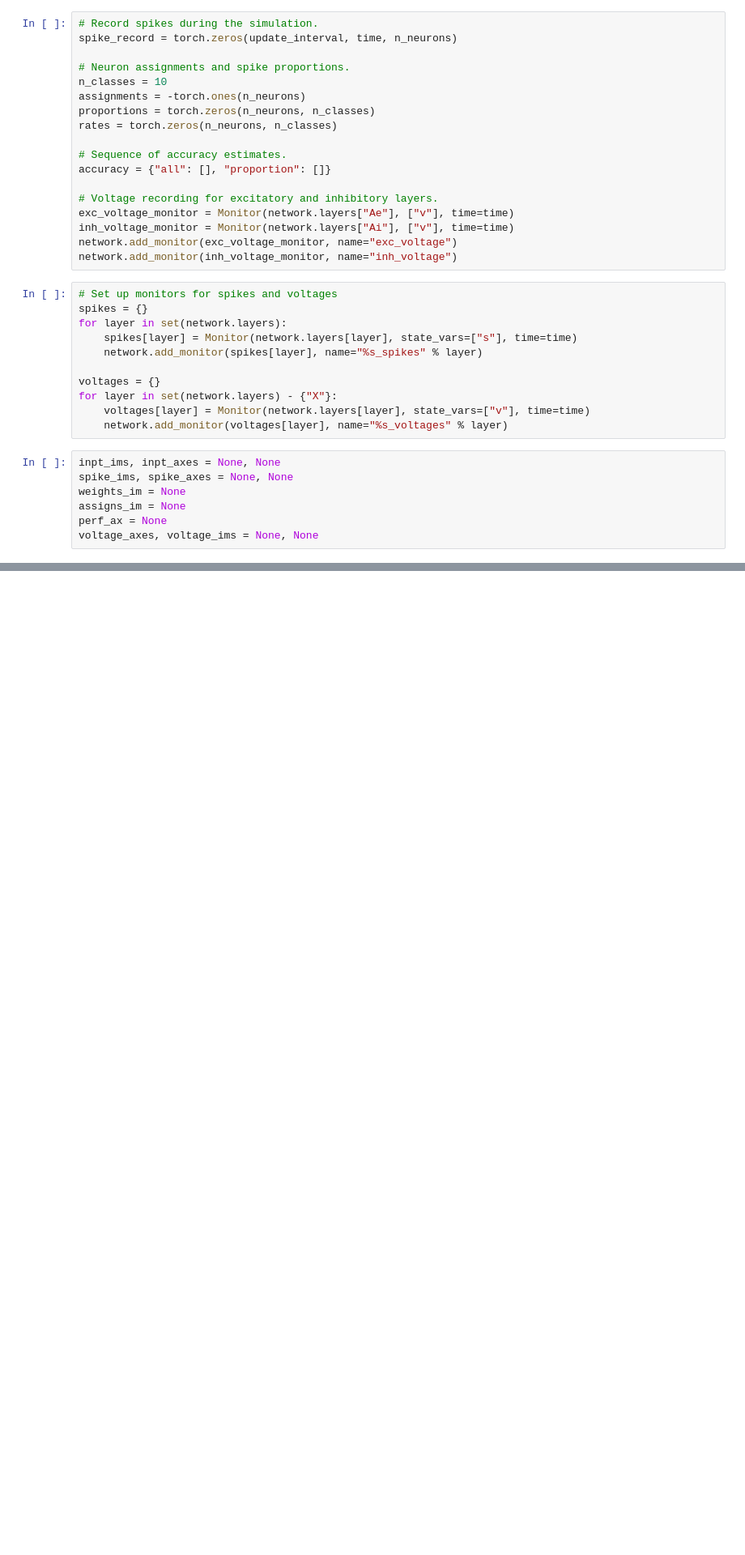
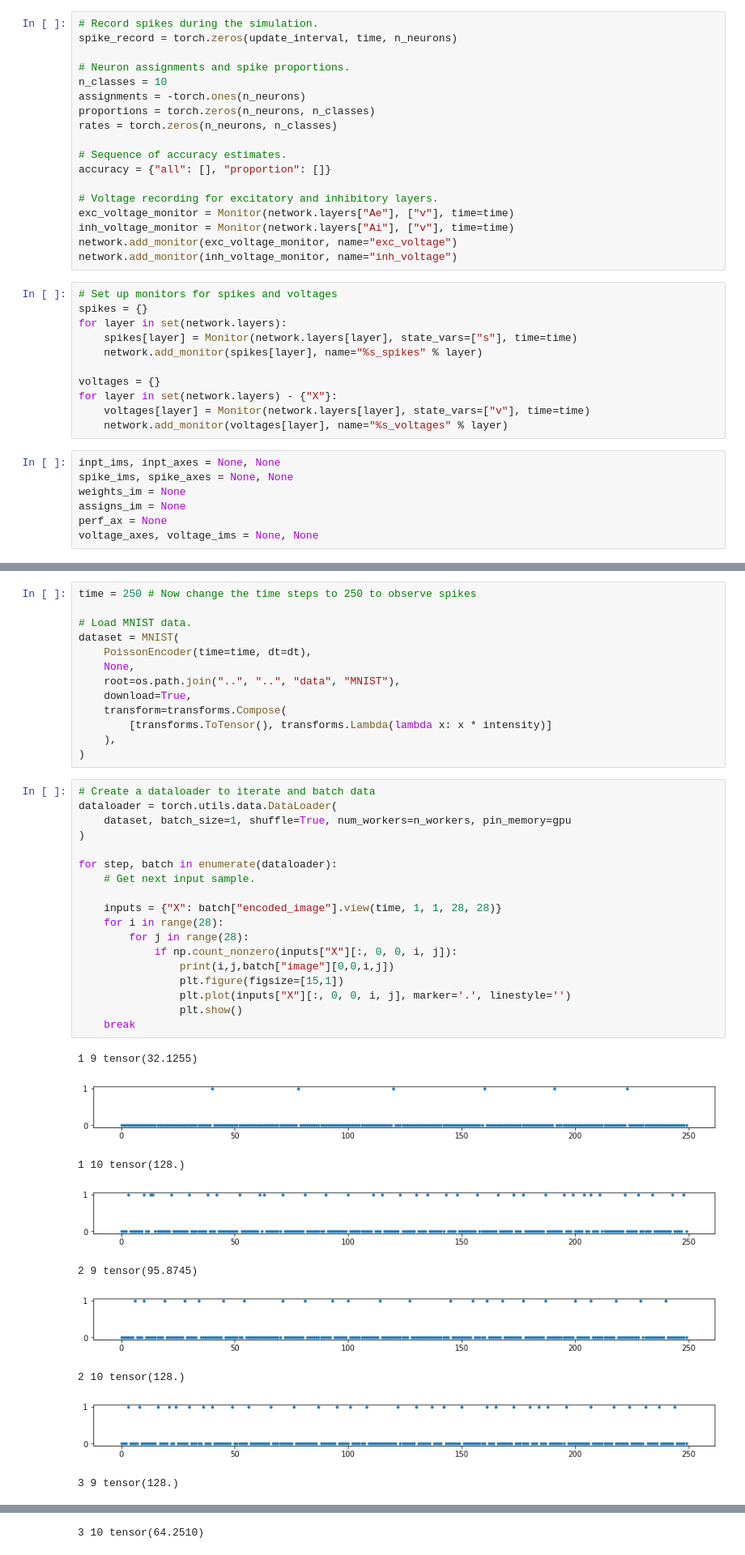
Before and after one commit to yeshwanthv5/bindsnet, a Jupyter notebook: examples/mnist/data_exploration.ipynb, the cells around one changed output, grey strips where cells are left out. Shown at 81% size. Drawn from its saved outputs; the diff is of its cells as text; blank space fills up the shorter version.

Commit message:
Add spike train visualization

```diff
--- a/examples/mnist/data_exploration.ipynb
+++ b/examples/mnist/data_exploration.ipynb
@@ -161 +161,42 @@ Time Step: 6
 ... (10 outputs left out)
+# %%
+time = 250 # Now change the time steps to 250 to observe spikes
+
+# Load MNIST data.
+dataset = MNIST(
+    PoissonEncoder(time=time, dt=dt),
+    None,
+    root=os.path.join("..", "..", "data", "MNIST"),
+    download=True,
+    transform=transforms.Compose(
+        [transforms.ToTensor(), transforms.Lambda(lambda x: x * intensity)]
+    ),
+)
+# %%
+# Create a dataloader to iterate and batch data
+dataloader = torch.utils.data.DataLoader(
+    dataset, batch_size=1, shuffle=True, num_workers=n_workers, pin_memory=gpu
+)
+
+for step, batch in enumerate(dataloader):
+    # Get next input sample.
+
+    inputs = {"X": batch["encoded_image"].view(time, 1, 1, 28, 28)}
+    for i in range(28):
+        for j in range(28):
+            if np.count_nonzero(inputs["X"][:, 0, 0, i, j]):
+                print(i,j,batch["image"][0,0,i,j])
+                plt.figure(figsize=[15,1])
+                plt.plot(inputs["X"][:, 0, 0, i, j], marker='.', linestyle='')
+                plt.show()
+    break
+# %% [output]
+1 9 tensor(32.1255)
+[figure, added]
+1 10 tensor(128.)
+[figure, added]
+2 9 tensor(95.8745)
+[figure, added]
+2 10 tensor(128.)
+[figure, added]
+3 9 tensor(128.)
@@ -161,0 +204 @@ Time Step: 6
+3 10 tensor(64.2510)
```
Also changed, not shown: parts of 2 cells of this notebook.
